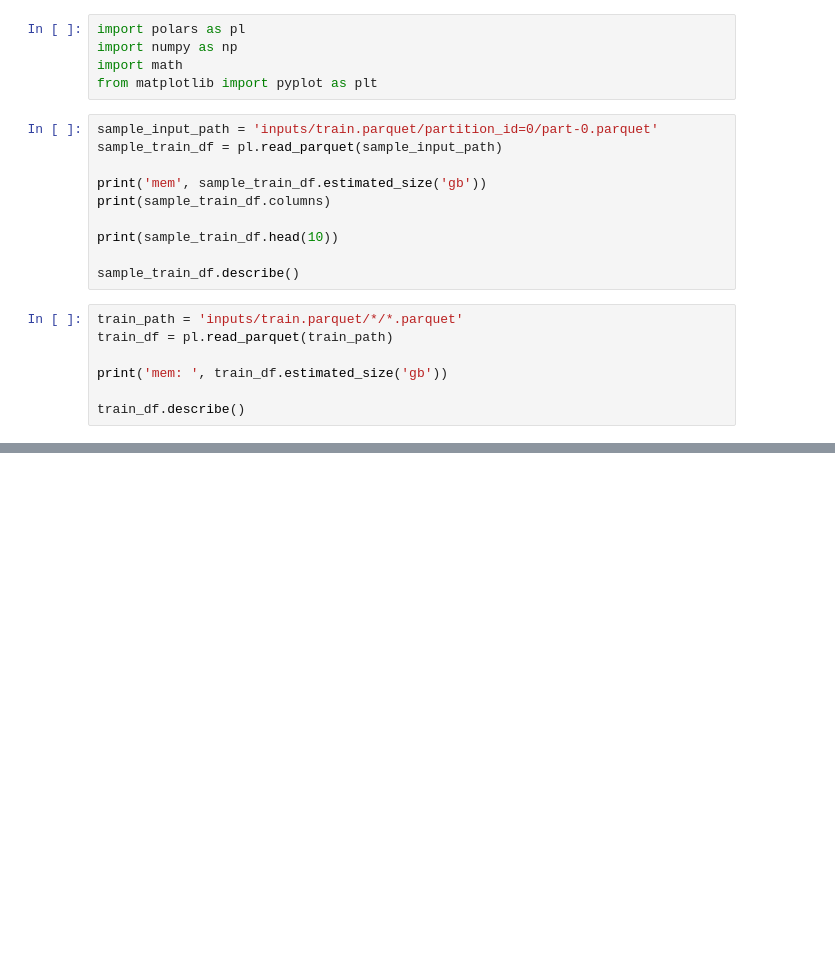
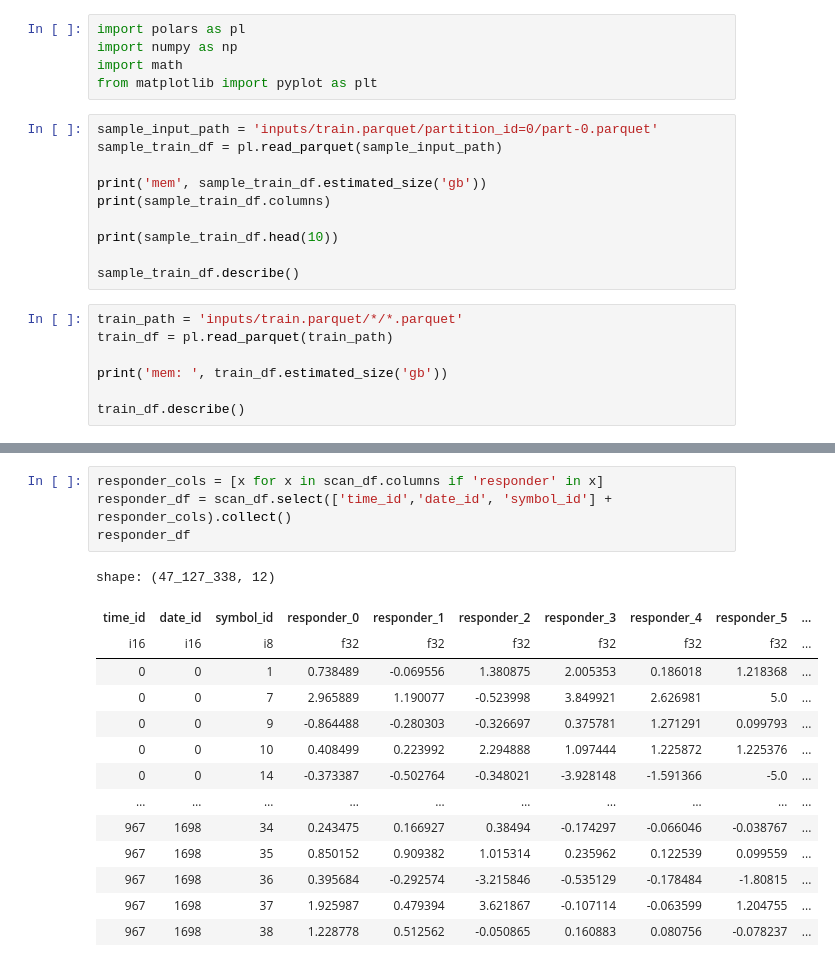
Before and after one commit to affNVu/kaggle, a Jupyter notebook: JS-RMF/exploratory.ipynb, the cells around one changed output, grey strips where cells are left out. Drawn from its saved outputs; the diff is of its cells as text; blank space fills up the shorter version.

```diff
--- a/JS-RMF/exploratory.ipynb
+++ b/JS-RMF/exploratory.ipynb
@@ -102,0 +108,19 @@ plt.show()
+# %%
+responder_cols = [x for x in scan_df.columns if 'responder' in x]
+responder_df = scan_df.select(['time_id','date_id', 'symbol_id'] + responder_cols).collect()
+responder_df
+# %% [output]
+shape: (47_127_338, 12)
+| time_id | date_id | symbol_id | responder_0 | responder_1 | responder_2 | responder_3 | responder_4 | responder_5 | ... |
+| i16 | i16 | i8 | f32 | f32 | f32 | f32 | f32 | f32 | ... |
+| 0 | 0 | 1 | 0.738489 | -0.069556 | 1.380875 | 2.005353 | 0.186018 | 1.218368 | ... |
+| 0 | 0 | 7 | 2.965889 | 1.190077 | -0.523998 | 3.849921 | 2.626981 | 5.0 | ... |
+| 0 | 0 | 9 | -0.864488 | -0.280303 | -0.326697 | 0.375781 | 1.271291 | 0.099793 | ... |
+| 0 | 0 | 10 | 0.408499 | 0.223992 | 2.294888 | 1.097444 | 1.225872 | 1.225376 | ... |
+| 0 | 0 | 14 | -0.373387 | -0.502764 | -0.348021 | -3.928148 | -1.591366 | -5.0 | ... |
+| … | … | … | … | … | … | … | … | … | ... |
+| 967 | 1698 | 34 | 0.243475 | 0.166927 | 0.38494 | -0.174297 | -0.066046 | -0.038767 | ... |
+| 967 | 1698 | 35 | 0.850152 | 0.909382 | 1.015314 | 0.235962 | 0.122539 | 0.099559 | ... |
+| 967 | 1698 | 36 | 0.395684 | -0.292574 | -3.215846 | -0.535129 | -0.178484 | -1.80815 | ... |
+| 967 | 1698 | 37 | 1.925987 | 0.479394 | 3.621867 | -0.107114 | -0.063599 | 1.204755 | ... |
+| 967 | 1698 | 38 | 1.228778 | 0.512562 | -0.050865 | 0.160883 | 0.080756 | -0.078237 | ... |
```
Also changed, not shown: parts of 11 cells of this notebook, 2 other files.
